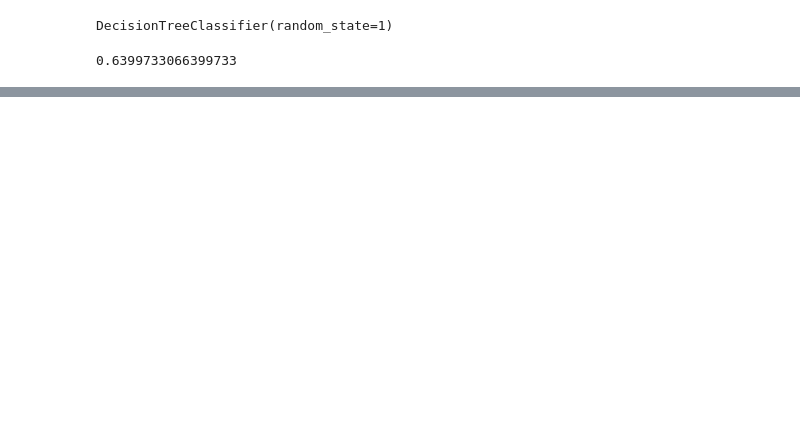
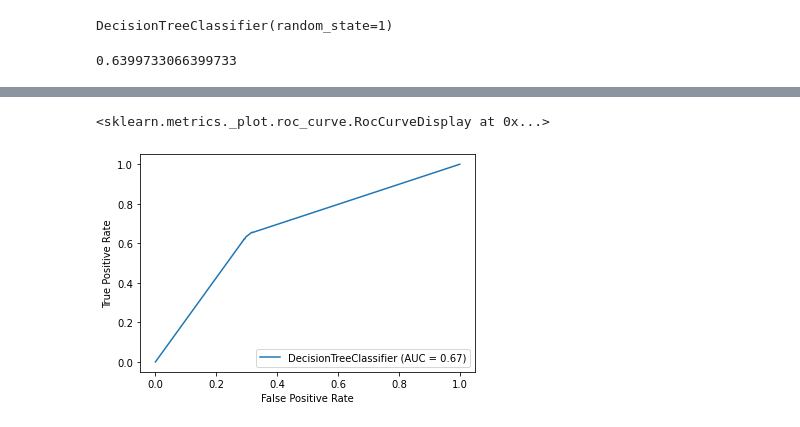
Before and after one commit to rredd002/Flu-Analysis, a Jupyter notebook: Flu-Analysis.ipynb, the cells around one changed output, grey strips where cells are left out. Cells and saved outputs as stored; diff of their text form; code cells hidden in the pictures; blank space fills up the shorter version.

```diff
--- a/Flu-Analysis.ipynb
+++ b/Flu-Analysis.ipynb
@@ -545,0 +684,6 @@ flu_dt_prec_2
+# %%
+# Plotting the roc curve for the flu_dt model
+plot_roc_curve(flu_dt, X_test_encoded_binary, y_test)
+# %% [output]
+<sklearn.metrics._plot.roc_curve.RocCurveDisplay at 0x...>
+[figure, added]
```
Also changed, not shown: parts of 39 cells of this notebook.
